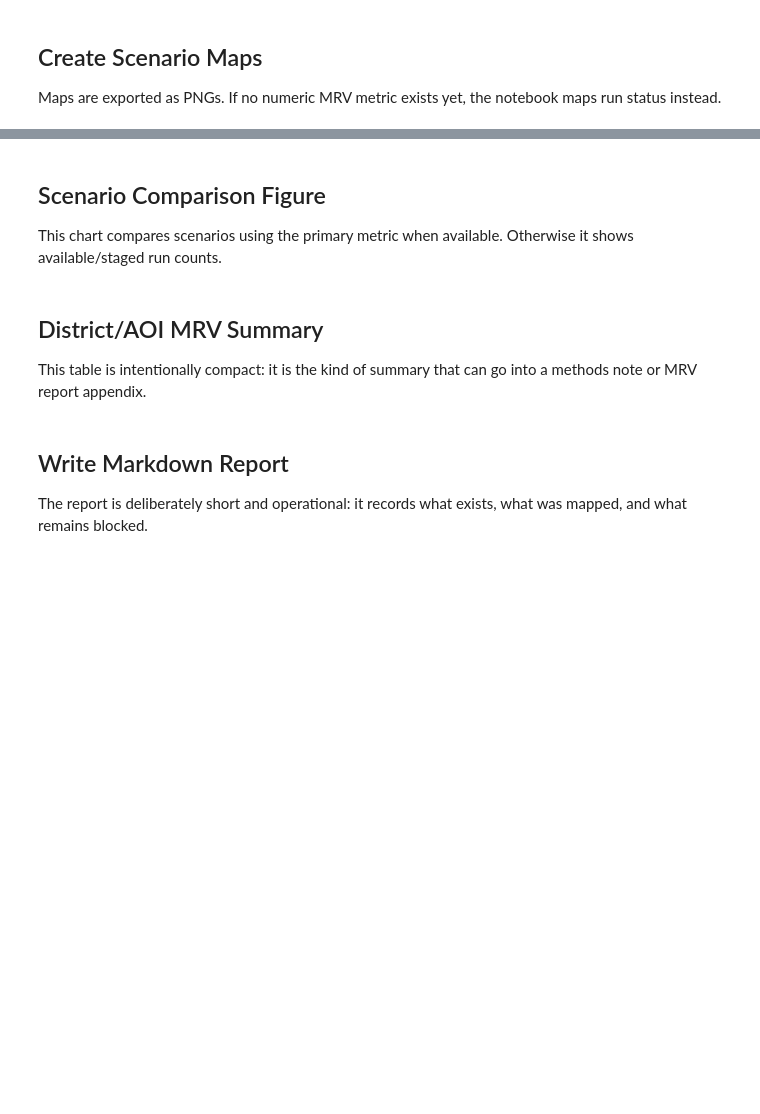
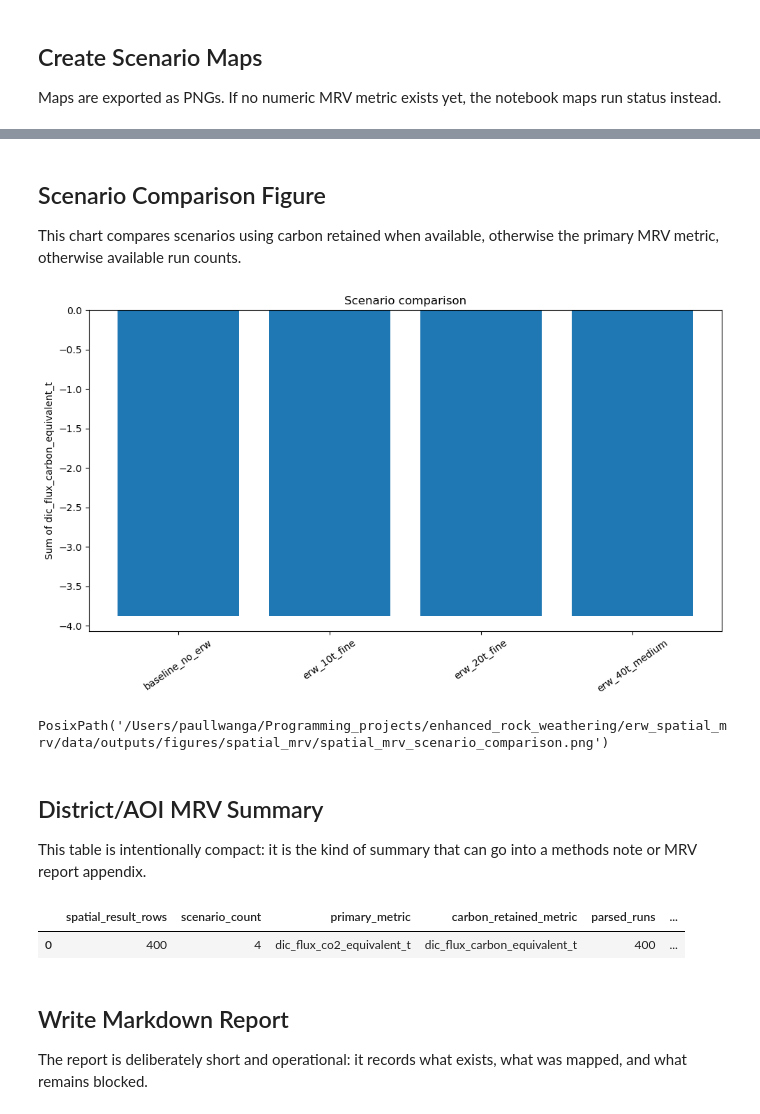
Before and after one commit to Paul-GL721/enhanced_rock_weathering, a Jupyter notebook: erw_spatial_mrv/notebooks/07_spatial_mrv_maps_reports.ipynb, the cells around one changed output, grey strips where cells are left out. Cells and saved outputs as stored; diff of their text form; code cells hidden in the pictures; blank space fills up the shorter version.

```diff
--- a/erw_spatial_mrv/notebooks/07_spatial_mrv_maps_reports.ipynb
+++ b/erw_spatial_mrv/notebooks/07_spatial_mrv_maps_reports.ipynb
@@ -180,10 +342,20 @@ status_summary = results.groupby(["scenario_id", "execution_status", "result_sta
 status_summary_path = TABLE_DIR / "scepter_result_status_summary.csv"
 status_summary.to_csv(status_summary_path, index=False)
 
+provenance_summary = (
+    spatial_results[required_provenance_columns]
+    .drop_duplicates()
+    .reset_index(drop=True)
+)
+provenance_summary_path = TABLE_DIR / "spatial_mrv_input_provenance.csv"
+provenance_summary.to_csv(provenance_summary_path, index=False)
+
 if PRIMARY_METRIC:
     scenario_metric_summary = spatial_results.groupby("scenario_id").agg(
         model_units=("model_unit_id", "nunique"),
         total_area_ha=("area_ha", "sum"),
+        parsed_runs=("result_status", lambda values: int((values == "parsed").sum())),
+        missing_summaries=("result_status", lambda values: int((values == "missing_summary").sum())),
         metric_mean=(PRIMARY_METRIC, "mean"),
         metric_sum=(PRIMARY_METRIC, "sum"),
     ).reset_index()
@@ -192,10 +364,28 @@ else:
     scenario_metric_summary = spatial_results.groupby("scenario_id").agg(
         model_units=("model_unit_id", "nunique"),
         total_area_ha=("area_ha", "sum"),
+        parsed_runs=("result_status", lambda values: int((values == "parsed").sum())),
+        missing_summaries=("result_status", lambda values: int((values == "missing_summary").sum())),
     ).reset_index()
     scenario_metric_summary["metric"] = "none_available"
 
 scenario_metric_path = TABLE_DIR / "spatial_mrv_scenario_summary.csv"
 scenario_metric_summary.to_csv(scenario_metric_path, index=False)
 
-status_summary, scenario_metric_summary
+if CARBON_RETAINED_METRIC:
+    carbon_retained_summary = spatial_results.groupby("scenario_id").agg(
+        model_units=("model_unit_id", "nunique"),
+        total_area_ha=("area_ha", "sum"),
+        carbon_retained_mean=(CARBON_RETAINED_METRIC, "mean"),
+        carbon_retained_sum=(CARBON_RETAINED_METRIC, "sum"),
+    ).reset_index()
+    carbon_retained_summary["metric"] = CARBON_RETAINED_METRIC
+else:
+    carbon_retained_summary = pd.DataFrame(
+        columns=["scenario_id", "model_units", "total_area_ha", "carbon_retained_mean", "carbon_retained_sum", "metric"]
+    )
+
+carbon_retained_path = TABLE_DIR / "spatial_mrv_carbon_retained_summary.csv"
+carbon_retained_summary.to_csv(carbon_retained_path, index=False)
+
+status_summary, scenario_metric_summary, carbon_retained_summary, provenance_summary
@@ -256,26 +637,31 @@ map_paths
 # %% [markdown]
 ## Scenario Comparison Figure
 
-This chart compares scenarios using the primary metric when available. Otherwise it shows available/staged run counts.
+This chart compares scenarios using carbon retained when available, otherwise the primary MRV metric, otherwise available run counts.
 # %%
 fig, ax = plt.subplots(figsize=(10, 6))
-if PRIMARY_METRIC:
+comparison_metric = CARBON_RETAINED_METRIC or PRIMARY_METRIC
+
+if comparison_metric and "metric_sum" in scenario_metric_summary.columns:
     plot_data = scenario_metric_summary.sort_values("metric_sum", ascending=False)
     ax.bar(plot_data["scenario_id"], plot_data["metric_sum"])
-    ax.set_ylabel(f"Sum of {PRIMARY_METRIC}")
+    ax.set_ylabel(f"Sum of {comparison_metric}")
     ax.set_title("Scenario comparison")
 else:
     plot_data = status_summary.groupby("scenario_id")["run_count"].sum().reset_index()
     ax.bar(plot_data["scenario_id"], plot_data["run_count"])
     ax.set_ylabel("Run count")
     ax.set_title("Scenario run counts")
 
 ax.tick_params(axis="x", rotation=35)
 fig.tight_layout()
 comparison_path = FIGURE_DIR / "spatial_mrv_scenario_comparison.png"
 fig.savefig(comparison_path, dpi=200, bbox_inches="tight")
 plt.show()
 comparison_path
+# %% [output]
+[figure, added]
+PosixPath('/Users/paullwanga/Programming_projects/enhanced_rock_weathering/erw_spatial_mrv/data/outputs/figures/spatial_mrv/spatial_mrv_scenario_comparison.png')
 # %% [markdown]
 ## District/AOI MRV Summary
 
@@ -285,19 +671,26 @@ report_summary = {
     "spatial_result_rows": int(len(spatial_results)),
     "scenario_count": int(len(scenario_ids)),
     "primary_metric": PRIMARY_METRIC or "none_available",
+    "carbon_retained_metric": CARBON_RETAINED_METRIC or "none_available",
     "parsed_runs": int((results["result_status"] == "parsed").sum()) if "result_status" in results.columns else 0,
     "missing_summaries": int((results["result_status"] == "missing_summary").sum()) if "result_status" in results.columns else 0,
+    "cropland_source": spatial_results["cropland_source"].dropna().astype(str).iloc[0],
+    "soil_map_labels": ", ".join(sorted(spatial_results["soil_map_texture_group"].dropna().astype(str).unique())),
+    "rainfall_months_used": spatial_results["rainfall_months_used"].dropna().astype(str).iloc[0],
+    "scenario_status_table": str(scenario_status_detail_path.relative_to(PROJECT_ROOT)) if "scenario_status_detail_path" in globals() else "not available",
 }
 
-if not cropland_summary.empty and {"metric", "value"}.issubset(cropland_summary.columns):
-    for _, row in cropland_summary.iterrows():
-        key = str(row["metric"]).lower().replace(" ", "_")
-        report_summary[f"cropland_{key}"] = row["value"]
+if CARBON_RETAINED_METRIC and not carbon_retained_summary.empty:
+    report_summary["carbon_retained_total"] = float(carbon_retained_summary["carbon_retained_sum"].sum())
+    report_summary["carbon_retained_metric_units"] = CARBON_RETAINED_METRIC
 
 report_summary_df = pd.DataFrame([report_summary])
 report_summary_path = TABLE_DIR / "spatial_mrv_report_summary.csv"
 report_summary_df.to_csv(report_summary_path, index=False)
 report_summary_df
+# %% [output]
+|  | spatial_result_rows | scenario_count | primary_metric | carbon_retained_metric | parsed_runs | ... |
+| 0 | 400 | 4 | dic_flux_co2_equivalent_t | dic_flux_carbon_equivalent_t | 400 | ... |
 # %% [markdown]
 ## Write Markdown Report
 
```
Also changed, not shown: parts of 26 cells of this notebook.
